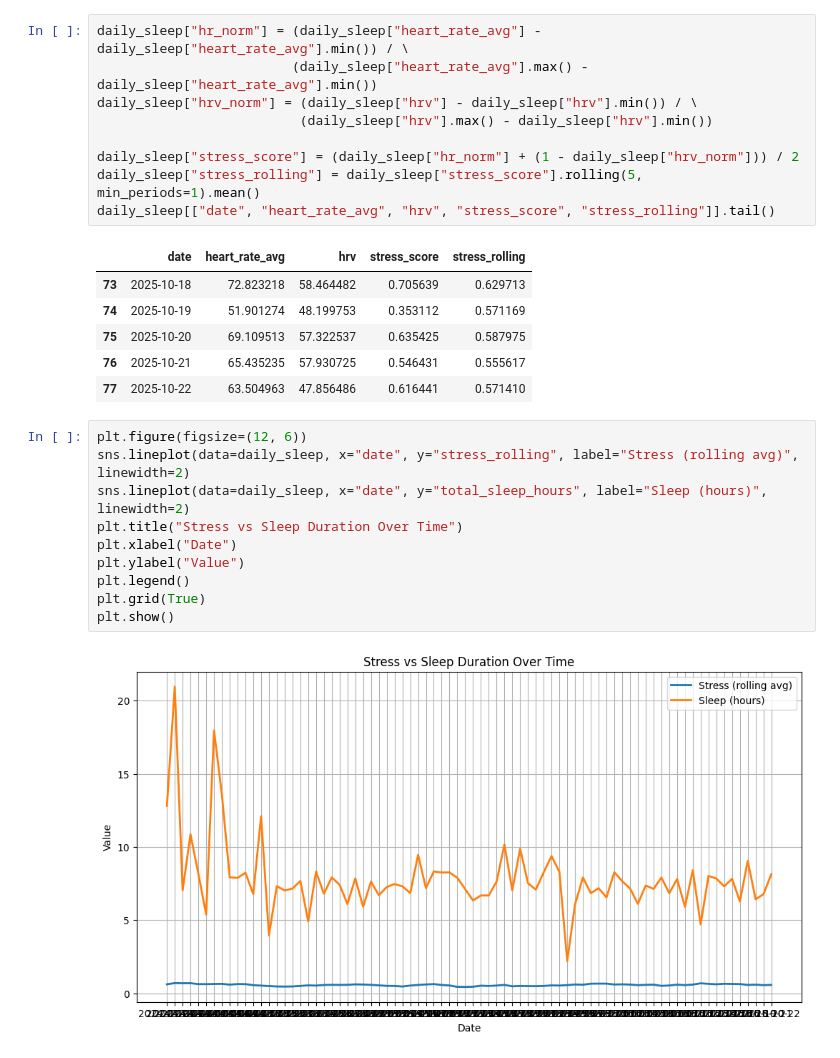
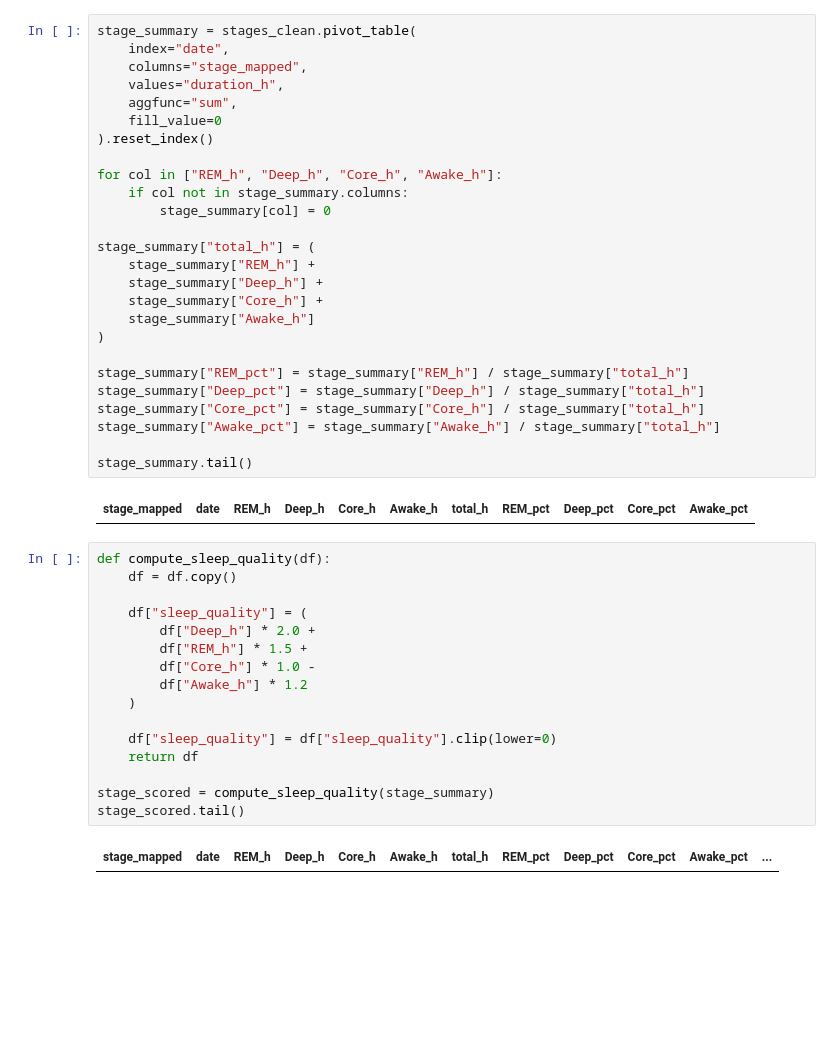
Before and after one commit to shaanstackz/AI-Projects, a Jupyter notebook: Apple Health Sleep Analysis/notebooks/05_hrv_stress_analysis.ipynb, the cells around one changed output. Saved outputs shown, nothing was run; the diff lists cells and outputs as text; blank space fills up the shorter version.

Commit message:
changed stress analysis

```diff
--- a/Apple Health Sleep Analysis/notebooks/05_hrv_stress_analysis.ipynb
+++ b/Apple Health Sleep Analysis/notebooks/05_hrv_stress_analysis.ipynb
@@ -46,28 +42,46 @@ daily_sleep.head()
 # %%
-daily_sleep["hr_norm"] = (daily_sleep["heart_rate_avg"] - daily_sleep["heart_rate_avg"].min()) / \
-                         (daily_sleep["heart_rate_avg"].max() - daily_sleep["heart_rate_avg"].min())
-daily_sleep["hrv_norm"] = (daily_sleep["hrv"] - daily_sleep["hrv"].min()) / \
-                          (daily_sleep["hrv"].max() - daily_sleep["hrv"].min())
+stage_summary = stages_clean.pivot_table(
+    index="date",
+    columns="stage_mapped",
+    values="duration_h",
+    aggfunc="sum",
+    fill_value=0
+).reset_index()
 
-daily_sleep["stress_score"] = (daily_sleep["hr_norm"] + (1 - daily_sleep["hrv_norm"])) / 2
-daily_sleep["stress_rolling"] = daily_sleep["stress_score"].rolling(5, min_periods=1).mean()
-daily_sleep[["date", "heart_rate_avg", "hrv", "stress_score", "stress_rolling"]].tail()
+for col in ["REM_h", "Deep_h", "Core_h", "Awake_h"]:
+    if col not in stage_summary.columns:
+        stage_summary[col] = 0
+
+stage_summary["total_h"] = (
+    stage_summary["REM_h"] +
+    stage_summary["Deep_h"] +
+    stage_summary["Core_h"] +
+    stage_summary["Awake_h"]
+)
+
+stage_summary["REM_pct"] = stage_summary["REM_h"] / stage_summary["total_h"]
+stage_summary["Deep_pct"] = stage_summary["Deep_h"] / stage_summary["total_h"]
+stage_summary["Core_pct"] = stage_summary["Core_h"] / stage_summary["total_h"]
+stage_summary["Awake_pct"] = stage_summary["Awake_h"] / stage_summary["total_h"]
+
+stage_summary.tail()
 # %% [output]
-|  | date | heart_rate_avg | hrv | stress_score | stress_rolling |
-| 73 | 2025-10-18 | 72.823218 | 58.464482 | 0.705639 | 0.629713 |
-| 74 | 2025-10-19 | 51.901274 | 48.199753 | 0.353112 | 0.571169 |
-| 75 | 2025-10-20 | 69.109513 | 57.322537 | 0.635425 | 0.587975 |
-| 76 | 2025-10-21 | 65.435235 | 57.930725 | 0.546431 | 0.555617 |
-| 77 | 2025-10-22 | 63.504963 | 47.856486 | 0.616441 | 0.571410 |
+| stage_mapped | date | REM_h | Deep_h | Core_h | Awake_h | total_h | REM_pct | Deep_pct | Core_pct | Awake_pct |
 # %%
-plt.figure(figsize=(12, 6))
-sns.lineplot(data=daily_sleep, x="date", y="stress_rolling", label="Stress (rolling avg)", linewidth=2)
-sns.lineplot(data=daily_sleep, x="date", y="total_sleep_hours", label="Sleep (hours)", linewidth=2)
-plt.title("Stress vs Sleep Duration Over Time")
-plt.xlabel("Date")
-plt.ylabel("Value")
-plt.legend()
-plt.grid(True)
-plt.show()
+def compute_sleep_quality(df):
+    df = df.copy()
+
+    df["sleep_quality"] = (
+        df["Deep_h"] * 2.0 +
+        df["REM_h"] * 1.5 +
+        df["Core_h"] * 1.0 -
+        df["Awake_h"] * 1.2
+    )
+
+    df["sleep_quality"] = df["sleep_quality"].clip(lower=0)
+    return df
+
+stage_scored = compute_sleep_quality(stage_summary)
+stage_scored.tail()
 # %% [output]
-[figure, removed]
+| stage_mapped | date | REM_h | Deep_h | Core_h | Awake_h | total_h | REM_pct | Deep_pct | Core_pct | Awake_pct | ... |
```
Also changed, not shown: parts of 7 cells of this notebook.
